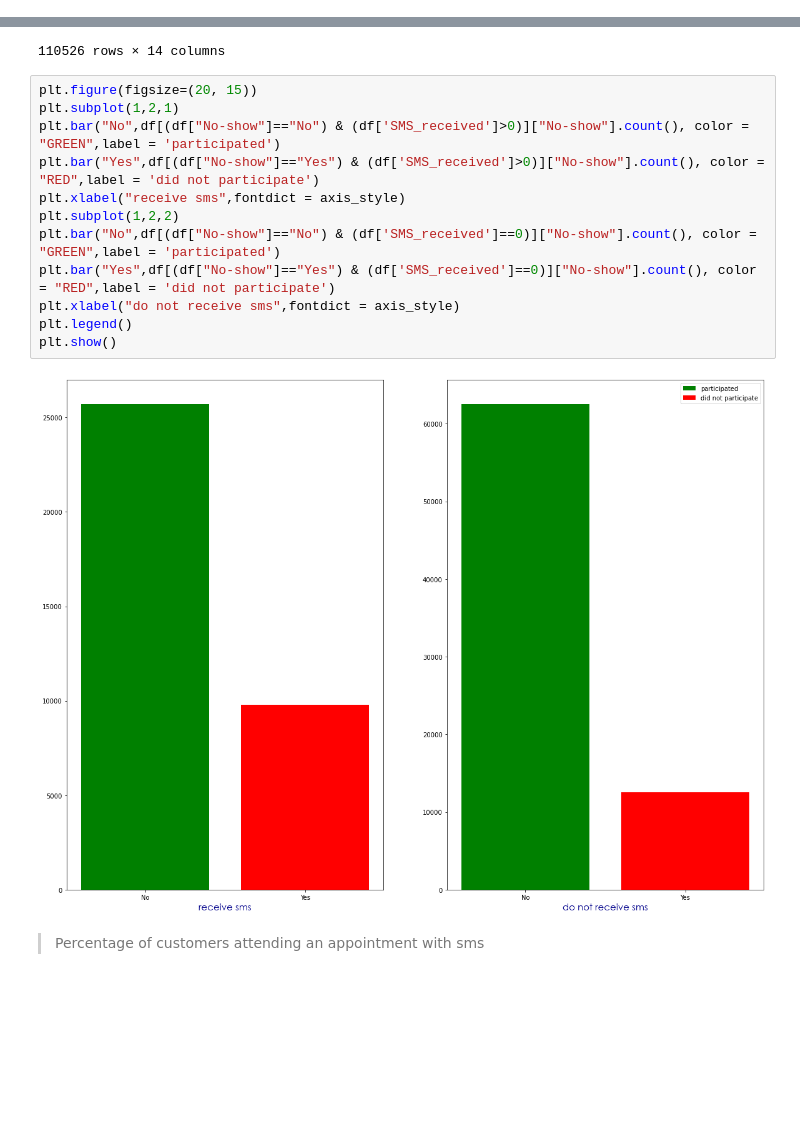
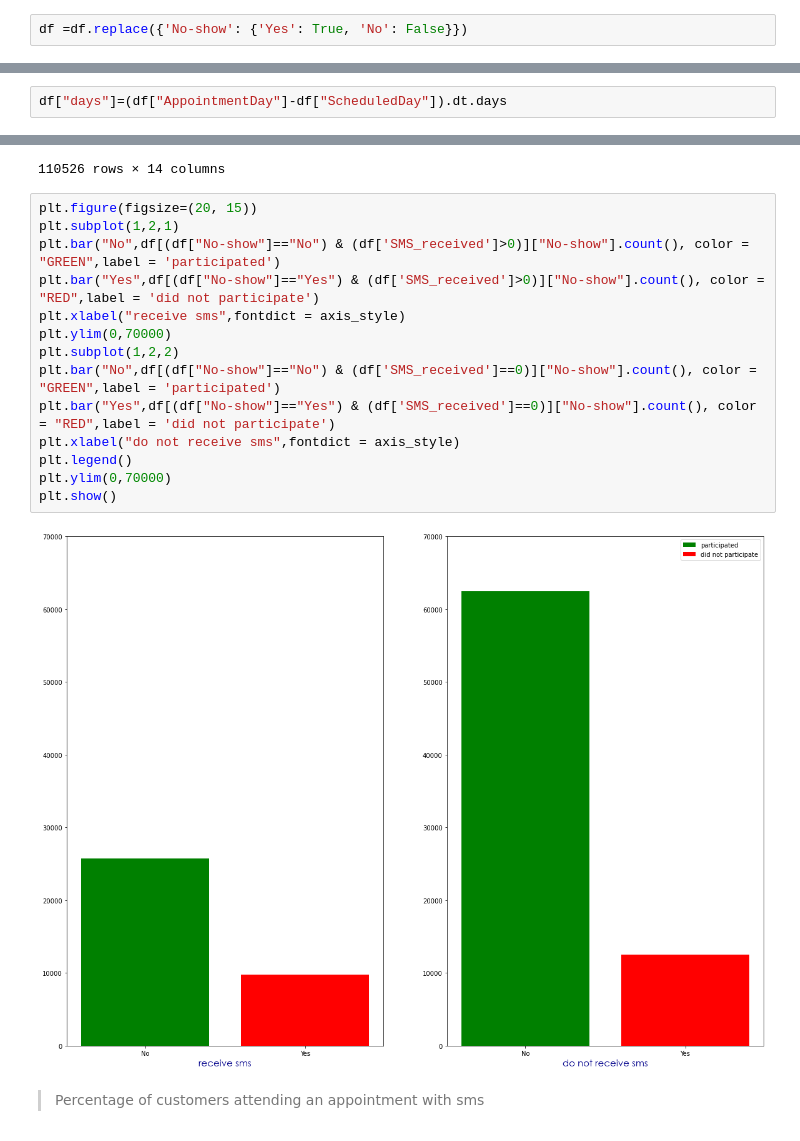
Before and after one commit to FurkanSrtc/ExploratoryDataAnalysis, a Jupyter notebook: Medical Appointment No Shows/MedicalAppointment.ipynb, the cells around one changed output, grey strips where cells are left out. Saved outputs shown, nothing was run; the diff lists cells and outputs as text; blank space fills up the shorter version.

```diff
--- a/Medical Appointment No Shows/MedicalAppointment.ipynb
+++ b/Medical Appointment No Shows/MedicalAppointment.ipynb
@@ -107,3 +135,5 @@ dtype: int64
+# %%
+df =df.replace({'No-show': {'Yes': True, 'No': False}})
 # %%
 df.info()
 # %% [output]
@@ -293,0 +346,2 @@ fig.show()
+# %%
+df["days"]=(df["AppointmentDay"]-df["ScheduledDay"]).dt.days
@@ -418,17 +537,19 @@ df
 # %%
 plt.figure(figsize=(20, 15))
 plt.subplot(1,2,1)
 plt.bar("No",df[(df["No-show"]=="No") & (df['SMS_received']>0)]["No-show"].count(), color = "GREEN",label = 'participated')
 plt.bar("Yes",df[(df["No-show"]=="Yes") & (df['SMS_received']>0)]["No-show"].count(), color = "RED",label = 'did not participate')
 plt.xlabel("receive sms",fontdict = axis_style)
+plt.ylim(0,70000)
 plt.subplot(1,2,2)
 plt.bar("No",df[(df["No-show"]=="No") & (df['SMS_received']==0)]["No-show"].count(), color = "GREEN",label = 'participated')
 plt.bar("Yes",df[(df["No-show"]=="Yes") & (df['SMS_received']==0)]["No-show"].count(), color = "RED",label = 'did not participate')
 plt.xlabel("do not receive sms",fontdict = axis_style)
 plt.legend()
+plt.ylim(0,70000)
 plt.show()
 # %% [output]
-[figure, old version]
+[figure, new version]
 # %% [markdown]
 > Percentage of customers attending an appointment with sms
 # %%
```
Also changed, not shown: parts of 25 cells of this notebook.
